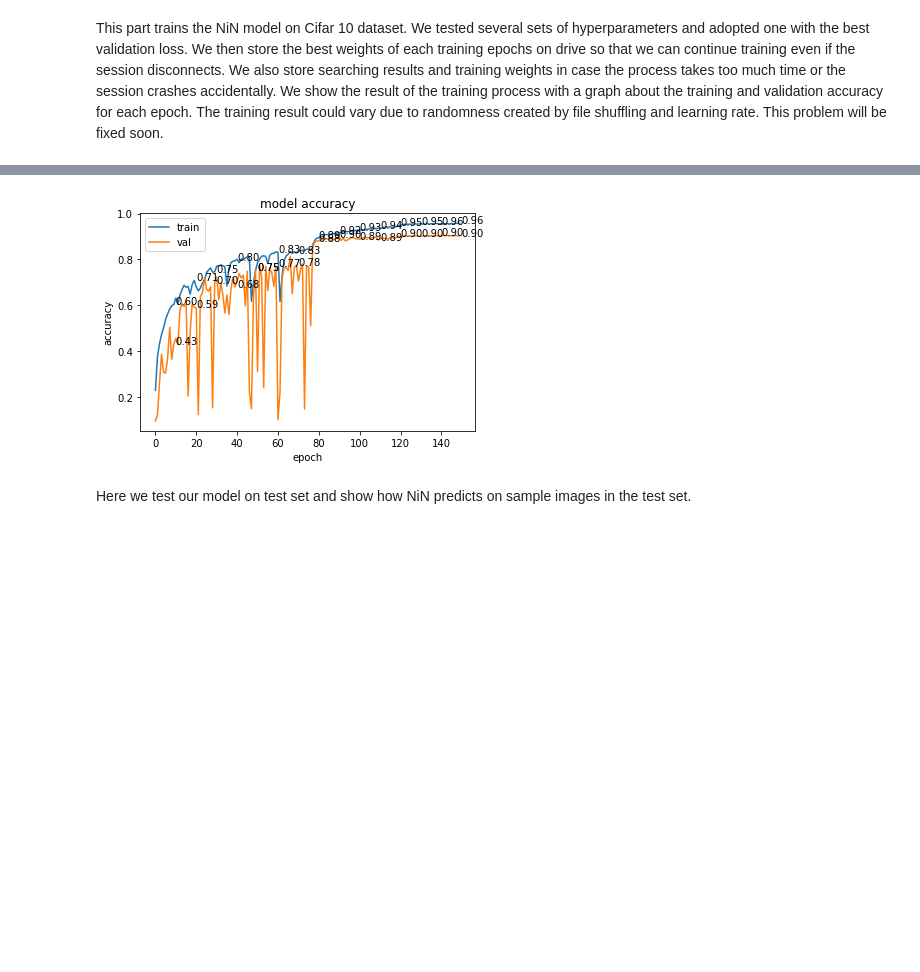
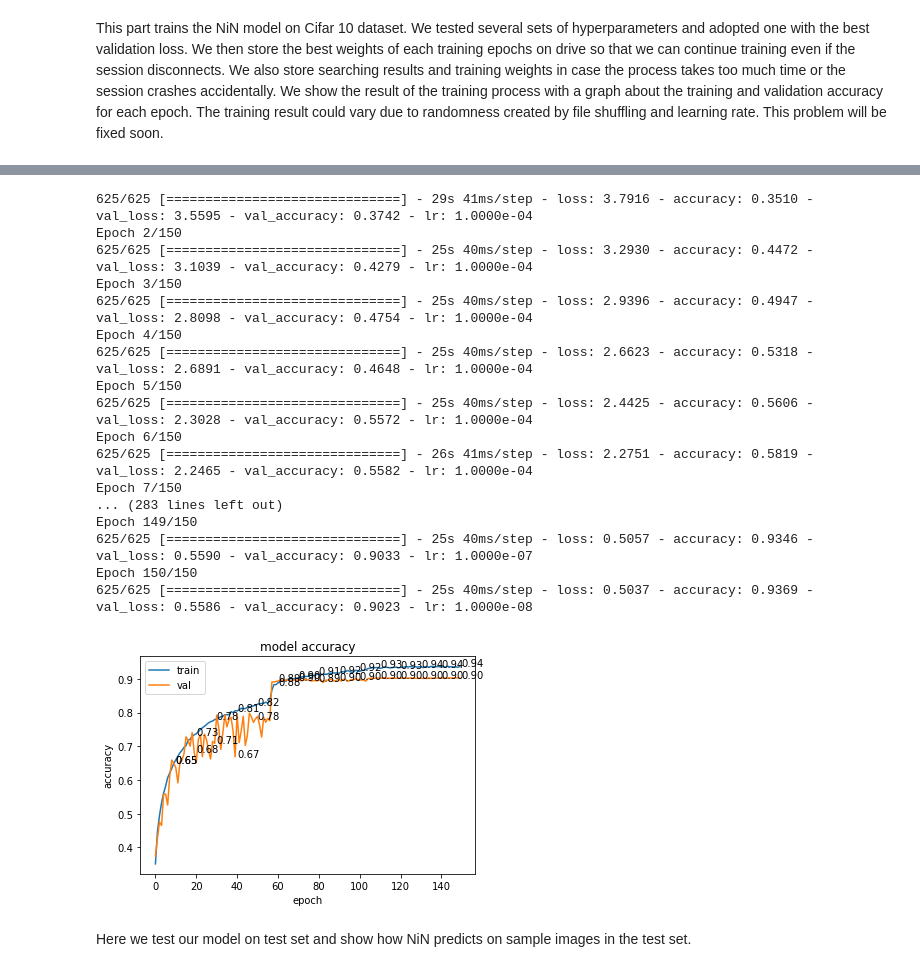
Before and after one commit to lnblanke/ML, a Jupyter notebook: cv/NiN/NiN.ipynb, the cells around one changed output, grey strips where cells are left out. Cells and saved outputs as stored; diff of their text form; code cells hidden in the pictures; blank space fills up the shorter version.

````diff
--- a/cv/NiN/NiN.ipynb
+++ b/cv/NiN/NiN.ipynb
@@ -32,7 +37,7 @@ Solving environment: done
 # %% [markdown]
 In this part of the program, we get the Cifar 10 dataset using tensorflow dataset and separate it into training set validation set, and test set.
 # %%
-batch_size = 256
+batch_size = 64
 
-train, val, test = getCifar(batch_size, 0.8)
+train, val, test = getCifar(batch_size)
 # %% [output]
@@ -41,10 +46,16 @@ train, val, test = getCifar(batch_size, 0.8)
 This is function that constructs a NiN model. The structure of the model is almost same with the original paper, but we add some preprocessing to make the network better fits Cifar 10 dataset. We define ```weight_decay``` as the hyperparameters of the model for kernel regularization. In addtion, we also apply data augmentation to original images to reduce overfitting.
 # %%
 def NiN_block(input, kernel_size, filters, stride, weight_decay):
-    x = Conv2D(kernel_size = kernel_size, filters = filters, strides = stride, padding = "same", activation = "relu", kernel_regularizer = l2(weight_decay))(
+    x = Conv2D(kernel_size = kernel_size, filters = filters, strides = stride, padding = "same", kernel_regularizer = l2(weight_decay))(
         input)
-    x = Conv2D(kernel_size = 1, filters = filters, activation = "relu", kernel_regularizer = l2(weight_decay))(x)
-    x = Conv2D(kernel_size = 1, filters = filters, activation = "relu", kernel_regularizer = l2(weight_decay))(x)
+    x = BatchNormalization()(x)
+    x = Activation("relu")(x)
+    x = Conv2D(kernel_size = 1, filters = filters, kernel_regularizer = l2(weight_decay))(x)
+    x = BatchNormalization()(x)
+    x = Activation("relu")(x)
+    x = Conv2D(kernel_size = 1, filters = filters, kernel_regularizer = l2(weight_decay))(x)
+    x = BatchNormalization()(x)
+    x = Activation("relu")(x)
 
     return x
 
@@ -54,19 +65,20 @@ def createNiN(weight_decay):
 
     # Data augmentation
     x = Resizing(224, 224)(input)
-    x = RandomRotation(.2)(x)
+    x = RandomRotation(.1)(x)
     x = RandomFlip("horizontal")(x)
-    x = RandomContrast(.2)(x)
+    x = RandomContrast(.3)(x)
+    x = RandomTranslation((-.3, .3), (-.3, .3))(x)
 
-    x = NiN_block(input, 11, 96, 4, weight_decay)
+    x = NiN_block(x, 11, 96, 4, weight_decay)
     x = MaxPooling2D(3, strides = 2)(x)
     x = NiN_block(x, 5, 256, 1, weight_decay)
     x = MaxPooling2D(3, strides = 2)(x)
     x = NiN_block(x, 3, 384, 1, weight_decay)
     x = MaxPooling2D(3, 2)(x)
-    x = Dropout(.5)(x)
     x = NiN_block(x, 3, 10, 1, weight_decay)
     x = GlobalAveragePooling2D()(x)
+    x = Activation(tf.nn.softmax)(x)
 
     model = tf.keras.Model(inputs = input, outputs = x, name = "NiN")
 
@@ -81,8 +93,8 @@ lr = tf.keras.callbacks.ReduceLROnPlateau(monitor='val_loss', factor = 0.1, pati
 es = tf.keras.callbacks.EarlyStopping(monitor = "val_loss", patience = 20, restore_best_weights = True)
 
 # Hyperparameters
-weight_decay = 1e-4
-learning_rate = 1e-3
+weight_decay = 1e-3
+learning_rate = 1e-4
 
 # Create ResNet-50 model
 model = createNiN(weight_decay)
@@ -94,7 +106,7 @@ model.compile(optimizer = tf.keras.optimizers.Adam(learning_rate = learning_rate
 # model.load_weights("weights")
 
 # Training
-history = model.fit(train, epochs = 150, validation_data = val, callbacks = [lr])
+history = model.fit(train, epochs = 150, validation_data = val, callbacks = [lr, es])
 
 show_training_accuracy(history)
 # %% [output]
@@ -118,4 +117,21 @@ Epoch 150/150
+625/625 [==============================] - 29s 41ms/step - loss: 3.7916 - accuracy: 0.3510 - val_loss: 3.5595 - val_accuracy: 0.3742 - lr: 1.0000e-04
+Epoch 2/150
+625/625 [==============================] - 25s 40ms/step - loss: 3.2930 - accuracy: 0.4472 - val_loss: 3.1039 - val_accuracy: 0.4279 - lr: 1.0000e-04
+Epoch 3/150
+625/625 [==============================] - 25s 40ms/step - loss: 2.9396 - accuracy: 0.4947 - val_loss: 2.8098 - val_accuracy: 0.4754 - lr: 1.0000e-04
+Epoch 4/150
+625/625 [==============================] - 25s 40ms/step - loss: 2.6623 - accuracy: 0.5318 - val_loss: 2.6891 - val_accuracy: 0.4648 - lr: 1.0000e-04
+Epoch 5/150
+625/625 [==============================] - 25s 40ms/step - loss: 2.4425 - accuracy: 0.5606 - val_loss: 2.3028 - val_accuracy: 0.5572 - lr: 1.0000e-04
+Epoch 6/150
+625/625 [==============================] - 26s 41ms/step - loss: 2.2751 - accuracy: 0.5819 - val_loss: 2.2465 - val_accuracy: 0.5582 - lr: 1.0000e-04
+Epoch 7/150
+... (283 lines left out)
+Epoch 149/150
+625/625 [==============================] - 25s 40ms/step - loss: 0.5057 - accuracy: 0.9346 - val_loss: 0.5590 - val_accuracy: 0.9033 - lr: 1.0000e-07
+Epoch 150/150
+625/625 [==============================] - 25s 40ms/step - loss: 0.5037 - accuracy: 0.9369 - val_loss: 0.5586 - val_accuracy: 0.9023 - lr: 1.0000e-08
-[figure, old version]
+[figure, new version]
 # %% [markdown]
 Here we test our model on test set and show how NiN predicts on sample images in the test set.
 # %%
````
Also changed, not shown: parts of 4 cells of this notebook, 37 other files.
